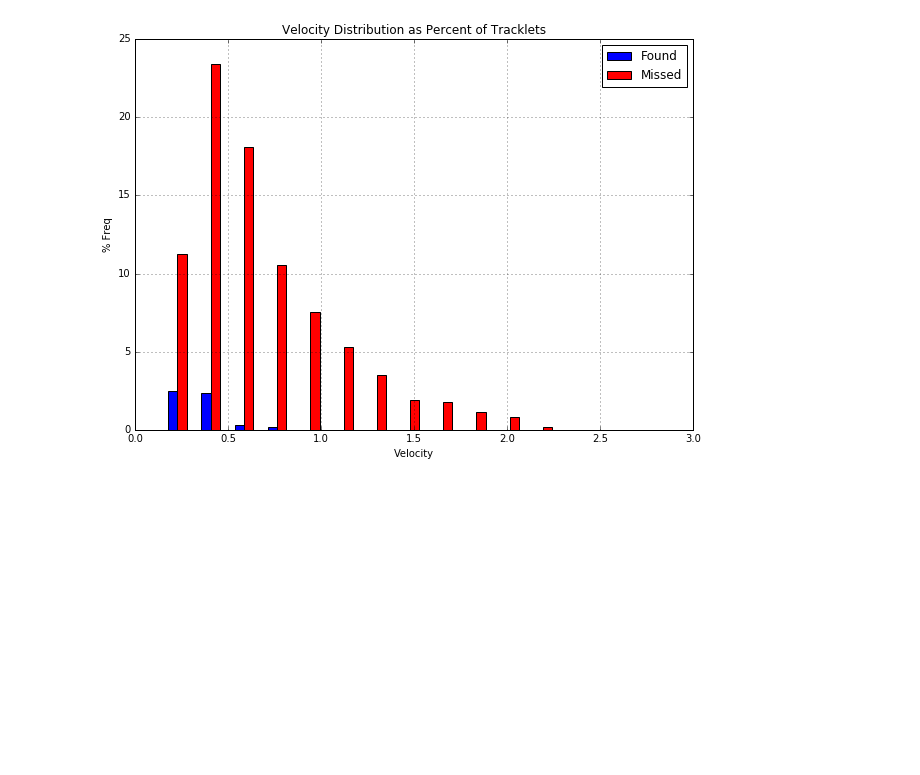
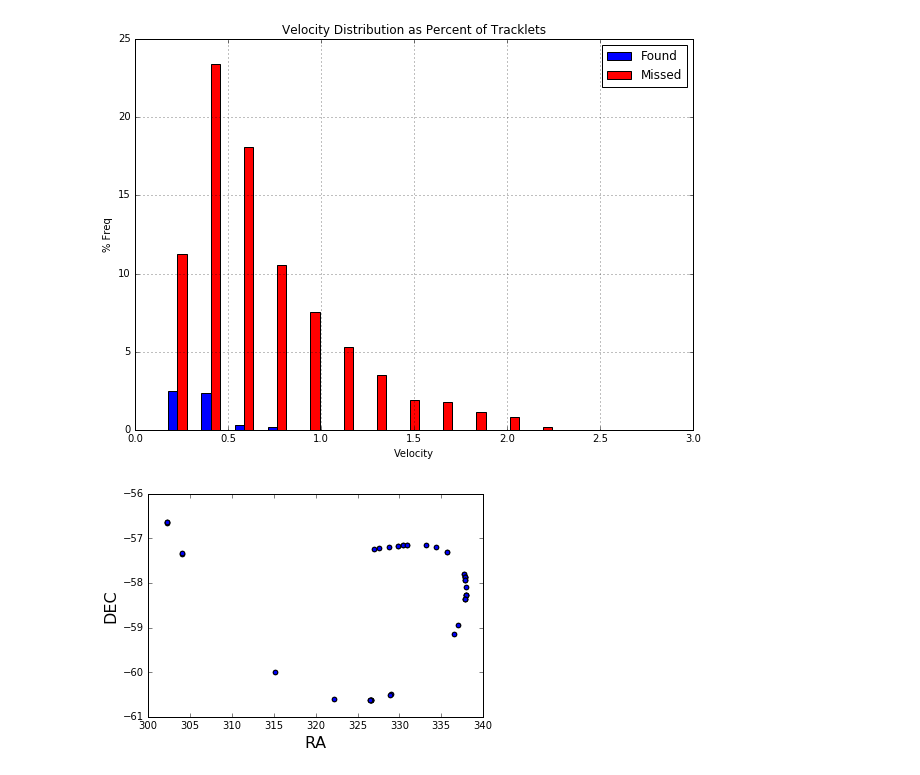
Before and after one commit to moeyensj/NEOsim, a Jupyter notebook: notebooks/jplAnalysisDebug_noTopo.ipynb, the cells around one changed output. Saved outputs shown, nothing was run; the diff lists cells and outputs as text; code cells hidden in the pictures; blank space fills up the shorter version.

```diff
--- a/notebooks/jplAnalysisDebug_noTopo.ipynb
+++ b/notebooks/jplAnalysisDebug_noTopo.ipynb
@@ -176,3 +176,7 @@ MopsPlotter.plotHists(con)
 [figure]
 [figure]
 [figure]
+# %%
+MopsPlotter.plotObject(con, 410)
+# %% [output]
+[figure, added]
```
Also changed, not shown: parts of 2 cells of this notebook, 4 other files.
